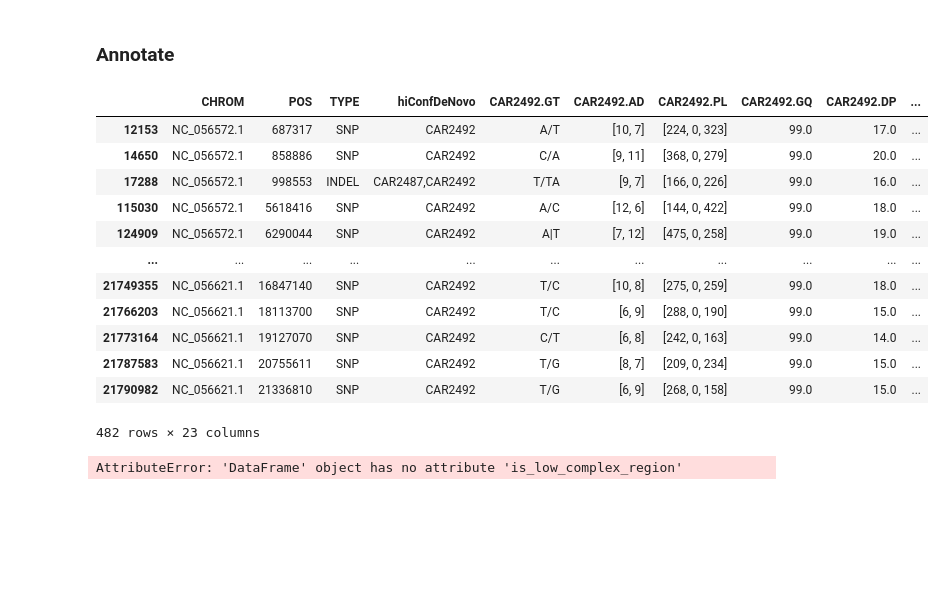
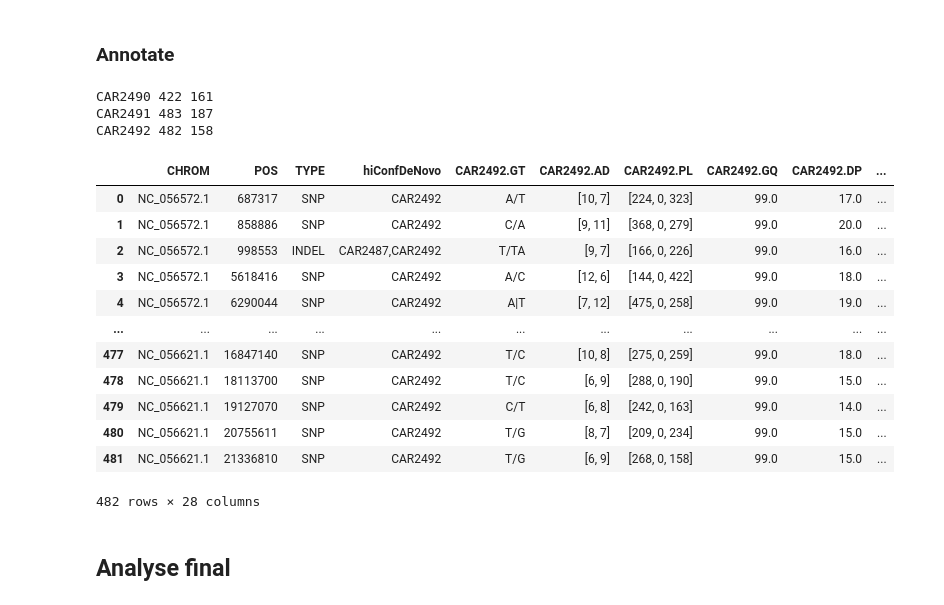
Before and after one commit to mitoclub/AquaSelection, a Jupyter notebook: intersect.ipynb, the cells around one changed output. Cells and saved outputs as stored; diff of their text form; code cells hidden in the pictures; blank space fills up the shorter version.

```diff
--- a/intersect.ipynb
+++ b/intersect.ipynb
@@ -521,0 +442,16 @@ Name: Existing_variation, dtype: int64
+# %%
+# CSQ Format: Allele|Consequence|IMPACT|SYMBOL|Gene|Feature_type|Feature|BIOTYPE|EXON|INTRON|HGVSc|HGVSp|cDNA_position|CDS_position|Protein_position|Amino_acids|Codons|Existing_variation|DISTANCE|STRAND|FLAGS|SYMBOL_SOURCE|HGNC_ID|SOURCE|data.gff.gz
+
+ann = pd.read_csv('data/interim/cor/cohort.merged.flt.snpgap.dnm_gatk.annotated.table', sep='\t')
+
+# check correct splitting
+for i in range(len(ann)):
+    assert len(set([x[0] for x in ann.loc[i, 'CSQ'].split('|,')])) == 1
+
+# extract valuable info
+decipered_ann = pd.DataFrame((ann['CSQ'].apply(lambda x: np.array(x.split('|,')[0].split('|'))[[1,2,7]])).to_list(),
+             columns=['Consequence','IMPACT', 'BIOTYPE'])
+
+ann = ann.join(decipered_ann)
+del ann['TYPE']
+ann
@@ -589,34 +541,36 @@ def is_low_complex_region(chrom: str, pos: int):
 # %%
 _chrom_pos_data = []
 for i,proband in enumerate(samples_lst[:30], 1):
-    if '71' in proband:
+    if '71' in proband or os.path.exists(f'./data/interim/cor_results/{proband}.dnm_gatk.ann.parquet'):
         continue
     cur_df = pd.read_parquet(f'./data/interim/cor_results/{proband}.dnm_gatk.parquet')
-    # cur_df['is_low_complex_region'] = cur_df.apply(lambda x: is_low_complex_region(x.CHROM, x.POS), axis=1)
+    cur_df['is_low_complex_region'] = cur_df.apply(lambda x: is_low_complex_region(x.CHROM, x.POS), axis=1)
     cur_df['ALLELE'] = cur_df[proband+'.GT'].apply(lambda x: x.replace('|', '/').split('/')[1])
-    # cur_df['ann'] = cur_df.apply(lambda x: get_annotation(x.CHROM, x.POS, x.ALLELE), axis=1)
+    cur_df = cur_df.merge(ann, 'left', ['CHROM', 'POS'])
     # cur_df = cur_df[cur_df.TYPE == 'SNP']
     _chrom_pos_data.append(cur_df[['CHROM', 'POS']])
-    break
+    cur_df.to_parquet(f'./data/interim/cor_results/{proband}.dnm_gatk.ann.parquet')
+    print(proband, len(cur_df), sum(cur_df.is_low_complex_region))
 
-# pd.concat(_chrom_pos_data).drop_duplicates().to_csv(
-#     './data/interim/cor/dnm_locations.tsv', sep='\t', index=False)
+# pd.concat(_chrom_pos_data).drop_duplicates().sort_values(['CHROM', 'POS']).to_csv(
+#     './data/interim/cor/dnm_locations.tsv', sep='\t', index=False, header=None)
 cur_df
 # %% [output]
+CAR2490 422 161
+CAR2491 483 187
+CAR2492 482 158
 |  | CHROM | POS | TYPE | hiConfDeNovo | CAR2492.GT | CAR2492.AD | CAR2492.PL | CAR2492.GQ | CAR2492.DP | ... |
-| 12153 | NC_056572.1 | 687317 | SNP | CAR2492 | A/T | [10, 7] | [224, 0, 323] | 99.0 | 17.0 | ... |
-| 14650 | NC_056572.1 | 858886 | SNP | CAR2492 | C/A | [9, 11] | [368, 0, 279] | 99.0 | 20.0 | ... |
-| 17288 | NC_056572.1 | 998553 | INDEL | CAR2487,CAR2492 | T/TA | [9, 7] | [166, 0, 226] | 99.0 | 16.0 | ... |
-| 115030 | NC_056572.1 | 5618416 | SNP | CAR2492 | A/C | [12, 6] | [144, 0, 422] | 99.0 | 18.0 | ... |
-| 124909 | NC_056572.1 | 6290044 | SNP | CAR2492 | A|T | [7, 12] | [475, 0, 258] | 99.0 | 19.0 | ... |
+| 0 | NC_056572.1 | 687317 | SNP | CAR2492 | A/T | [10, 7] | [224, 0, 323] | 99.0 | 17.0 | ... |
+| 1 | NC_056572.1 | 858886 | SNP | CAR2492 | C/A | [9, 11] | [368, 0, 279] | 99.0 | 20.0 | ... |
+| 2 | NC_056572.1 | 998553 | INDEL | CAR2487,CAR2492 | T/TA | [9, 7] | [166, 0, 226] | 99.0 | 16.0 | ... |
+| 3 | NC_056572.1 | 5618416 | SNP | CAR2492 | A/C | [12, 6] | [144, 0, 422] | 99.0 | 18.0 | ... |
+| 4 | NC_056572.1 | 6290044 | SNP | CAR2492 | A|T | [7, 12] | [475, 0, 258] | 99.0 | 19.0 | ... |
 | ... | ... | ... | ... | ... | ... | ... | ... | ... | ... | ... |
-| 21749355 | NC_056621.1 | 16847140 | SNP | CAR2492 | T/C | [10, 8] | [275, 0, 259] | 99.0 | 18.0 | ... |
-| 21766203 | NC_056621.1 | 18113700 | SNP | CAR2492 | T/C | [6, 9] | [288, 0, 190] | 99.0 | 15.0 | ... |
-| 21773164 | NC_056621.1 | 19127070 | SNP | CAR2492 | C/T | [6, 8] | [242, 0, 163] | 99.0 | 14.0 | ... |
-| 21787583 | NC_056621.1 | 20755611 | SNP | CAR2492 | T/G | [8, 7] | [209, 0, 234] | 99.0 | 15.0 | ... |
-| 21790982 | NC_056621.1 | 21336810 | SNP | CAR2492 | T/G | [6, 9] | [268, 0, 158] | 99.0 | 15.0 | ... |
+| 477 | NC_056621.1 | 16847140 | SNP | CAR2492 | T/C | [10, 8] | [275, 0, 259] | 99.0 | 18.0 | ... |
+| 478 | NC_056621.1 | 18113700 | SNP | CAR2492 | T/C | [6, 9] | [288, 0, 190] | 99.0 | 15.0 | ... |
+| 479 | NC_056621.1 | 19127070 | SNP | CAR2492 | C/T | [6, 8] | [242, 0, 163] | 99.0 | 14.0 | ... |
+| 480 | NC_056621.1 | 20755611 | SNP | CAR2492 | T/G | [8, 7] | [209, 0, 234] | 99.0 | 15.0 | ... |
+| 481 | NC_056621.1 | 21336810 | SNP | CAR2492 | T/G | [6, 9] | [268, 0, 158] | 99.0 | 15.0 | ... |
-482 rows × 23 columns
+482 rows × 28 columns
-# %%
-cur_df[cur_df.is_low_complex_region].TYPE.value_counts()
-# %% [output]
-AttributeError: 'DataFrame' object has no attribute 'is_low_complex_region'
+# %% [markdown]
+## Analyse final
```
Also changed, not shown: parts of 20 cells of this notebook, 7 other files.
